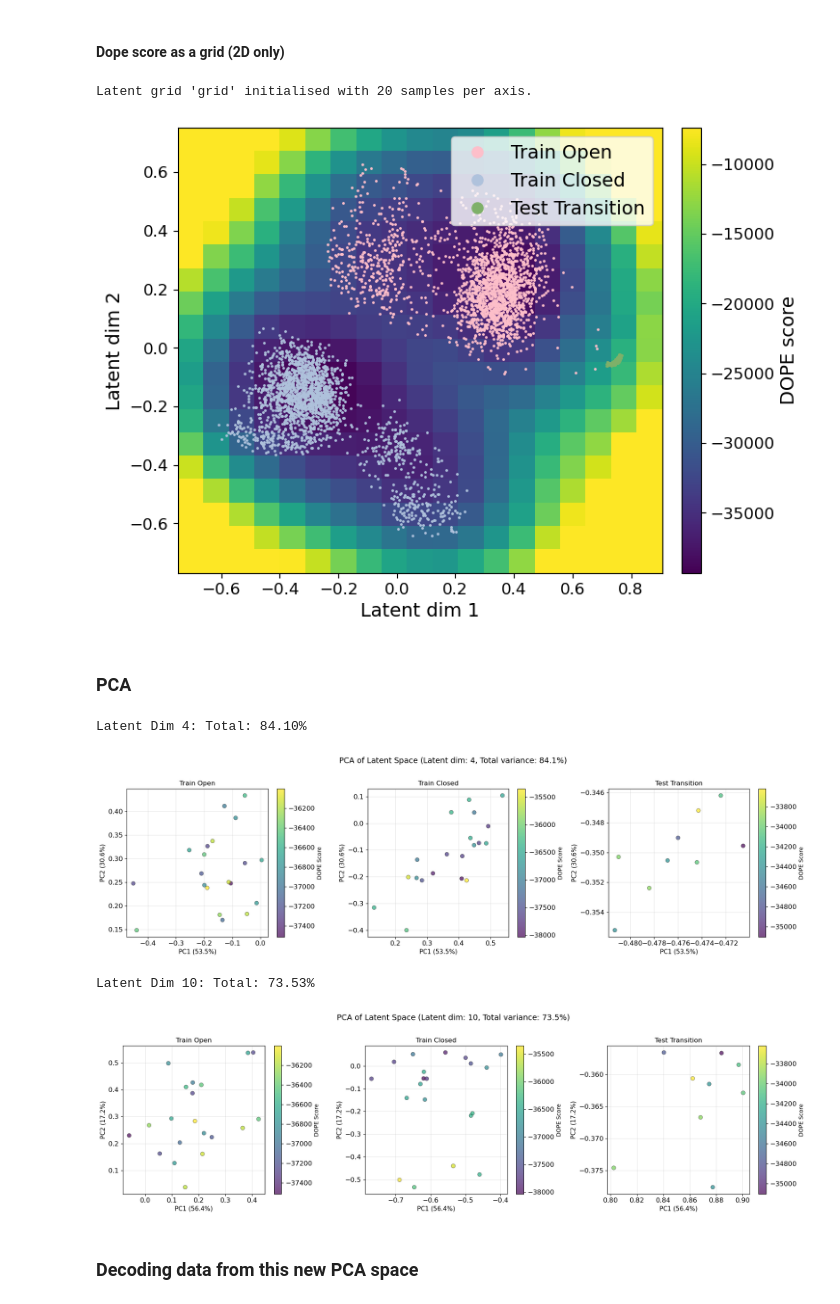
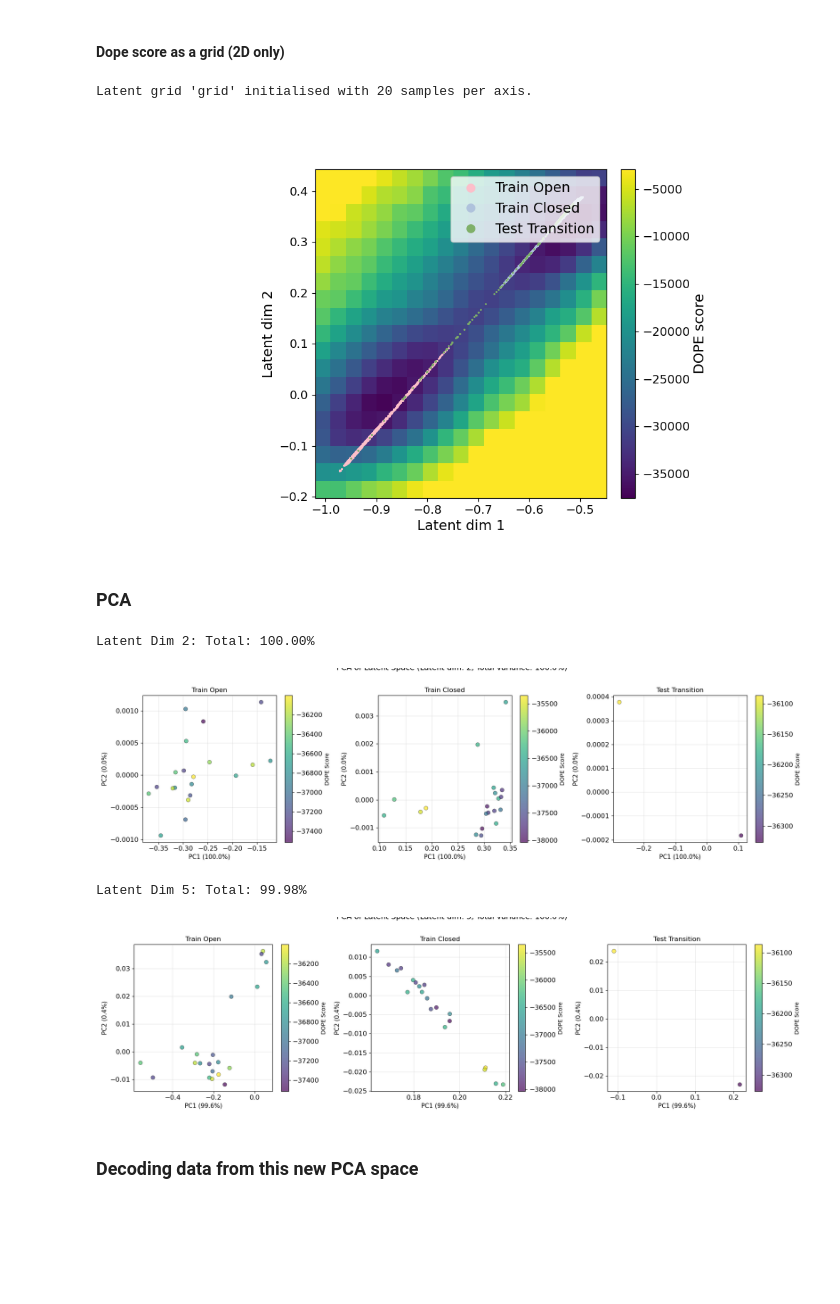
Before and after one commit to briandaniel14/molearn, a Jupyter notebook: analysis/cnn_multi_dim.ipynb, the cells around one changed output. Drawn from its saved outputs; the diff is of its cells as text; code cells hidden in the pictures; blank space fills up the shorter version.

```diff
--- a/analysis/cnn_multi_dim.ipynb
+++ b/analysis/cnn_multi_dim.ipynb
@@ -32,21 +32,21 @@ mean = json.load(open("../data/data_statistics_full.json"))["mean"]
 std = json.load(open("../data/data_statistics_full.json"))["std"]
 
 data_closed = PDBData(
-    filename=["../data/full_MurD_closed.pdb"],
+    filename=["../data/full_murd_closed.pdb"],
     atoms=atoms,
     fix_terminal=True,
 )
 _ = data_closed.prepare_dataset(mean=mean, std=std)
 
 data_open = PDBData(
-    filename=["../data/full_MurD_open.pdb"],
+    filename=["../data/full_murd_open.pdb"],
     atoms=atoms,
     fix_terminal=True,
 )
 _ = data_open.prepare_dataset(mean=mean, std=std)
 
 data_test = PDBData(
-    filename=["../data/MurD_closed_apo.pdb"],
+    filename=["../data/full_murd_closed_open_1.pdb"],
     atoms=atoms,
     fix_terminal=True,
 )
@@ -187,7 +187,7 @@ plt.show()
 # %%
 from molearn.analysis.plot import plot_rmsd_hist
 
-latent_dims = [2, 4, 10]
+latent_dims = [2, 5, 9]
 
 for latent_dim in latent_dims:
     rmsd_train_open = MAs[latent_dim].get_error('train_open')
@@ -265,7 +266,12 @@ inversion_plot_data = [('train_open', 'train_open', "#1f77b4"),
                        ('train_closed', 'train_closed',"#ff7f0e"),
                        ('test_trans', 'test_trans', "#2ca02c")]
 
-plot_inversion_hist(MAs[2],
-                    plot_data = inversion_plot_data,
-                    )
+for latent_dim in latent_dims:
+    print("=" * 60)
+    print(f"INVERSION ERRORS - latent_dim={latent_dim}")
+    print("=" * 60)
+
+    plot_inversion_hist(MAs[latent_dim],
+                        plot_data = inversion_plot_data,
+                        )
 # %% [output]
@@ -303,11 +320,11 @@ plot_dope_surface(
 )
 # %% [output]
 Latent grid 'grid' initialised with 20 samples per axis.
-[figure, old version]
+[figure, new version]
 # %% [markdown]
 ### PCA
 # %%
-latent_dims = [4, 10]
+latent_dims = [2, 5]
 refine = False
 use_partial = True
 step=100
@@ -315,7 +332,7 @@ step=100
 dope_scores = {}
 pca_results = {}
 latent_original_dict = {}
-C
+
 from sklearn.decomposition import PCA
 
 pcas = {}
@@ -353,37 +370,37 @@ for latent_dim in latent_dims:
     var_total = (var_pc1 + var_pc2)
 
     print(f"Latent Dim {latent_dim}: Total: {var_total:.2f}%")
 
     pca_results[latent_dim] = {
         'train_open': pca.transform(latent_encodings['train_open']),
         'train_closed': pca.transform(latent_encodings['train_closed']),
         'test_trans': pca.transform(latent_encodings['test_trans']),
         'var_pc1': var_pc1,
         'var_pc2': var_pc2,
         'var_total': var_total,
     }
 
     # =============================================================
     # Plotting data
     # =============================================================
 
     plot_data = [
         ('train_open', 'Train Open', '#FDBFCA'),
         ('train_closed', 'Train Closed', '#AFC2DC'),
         ('test_trans', 'Test Transition', '#7FB069'),
     ]
 
     plot_pca_latent_space(
         pca_results[latent_dim],
         dope_scores[latent_dim],
         plot_data=plot_data,
         latent_dim=latent_dim,
     )
 # %% [output]
-Latent Dim 4: Total: 84.10%
+Latent Dim 2: Total: 100.00%
-[figure, old version]
+[figure, new version]
-Latent Dim 10: Total: 73.53%
+Latent Dim 5: Total: 99.98%
-[figure, old version]
+[figure, new version]
 # %% [markdown]
 ### Decoding data from this new PCA space
 # %%
```
Also changed, not shown: parts of 9 cells of this notebook, 47 other files.
